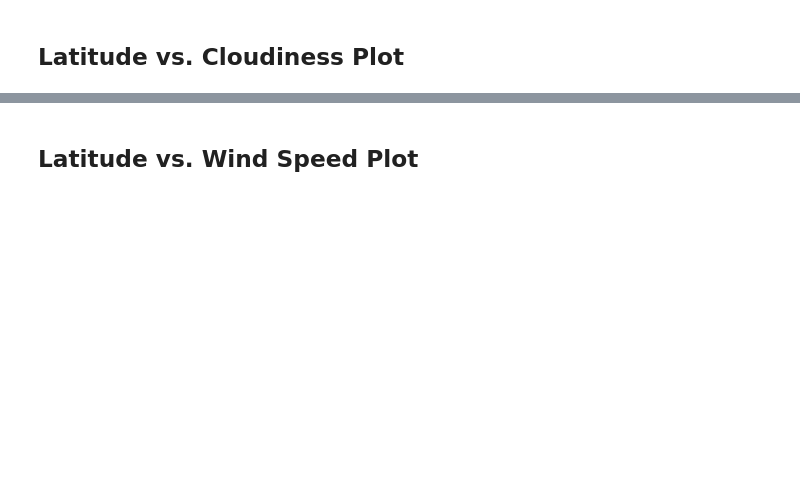
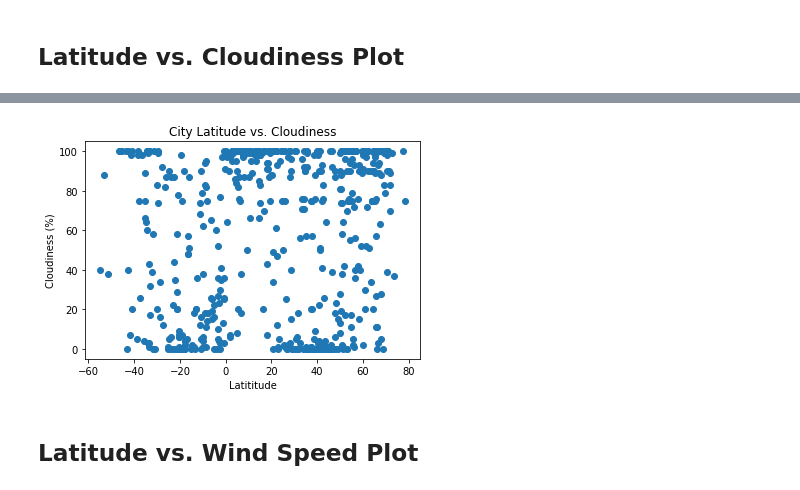
Before and after one commit to amberleeBME/python-api-challenge, a Jupyter notebook: WeatherPy/WeatherPy.ipynb, the cells around one changed output, grey strips where cells are left out. Saved outputs shown, nothing was run; the diff lists cells and outputs as text; code cells hidden in the pictures; blank space fills up the shorter version.

```diff
--- a/WeatherPy/WeatherPy.ipynb
+++ b/WeatherPy/WeatherPy.ipynb
@@ -202,2 +209,14 @@ Int64Index([], dtype='int64')
+# %%
+xvals=weather_data['Lat']
+yvals=weather_data['Cloudiness']
+plt.scatter(xvals,yvals)
+plt.title('City Latitude vs. Cloudiness')
+plt.xlabel('Latititude')
+plt.ylabel('Cloudiness (%)')
+plt.savefig("output_data/LatCloudiness.png")
+
+plt.show()
+# %% [output]
+[figure, added]
 # %% [markdown]
 ## Latitude vs. Wind Speed Plot
```
Also changed, not shown: parts of 19 cells of this notebook, 5 other files.
